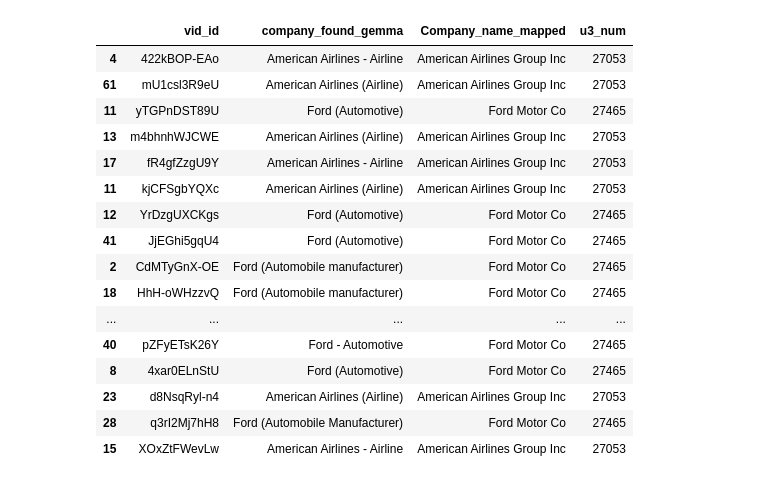
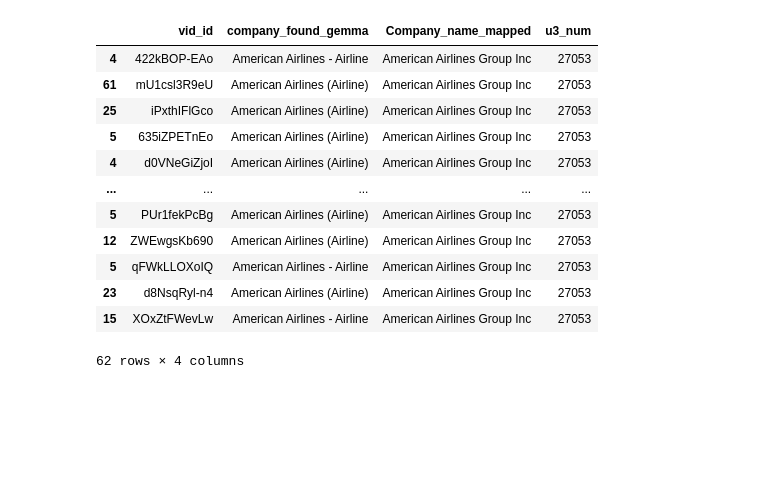
Before and after one commit to jh-139/NER_ollama, a Jupyter notebook: eda_NER_results.ipynb, the cells around one changed output. Cells and saved outputs as stored; diff of their text form; code cells hidden in the pictures; blank space fills up the shorter version.

```diff
--- a/eda_NER_results.ipynb
+++ b/eda_NER_results.ipynb
@@ -104,26 +123,23 @@ Media & Entertainment Holdings Inc 12
 # %%
 # how many belonging to the 5 focal firms?
 
 u3_ids = ['31689','27053', '27465', '34793', '204165']
 #u3_ids = ['28390']
+u3_ids = ['27053']
 #names = ['SVB', 'AA', 'Ford', 'NYCB', 'Wework']
 
 df_1.loc[df_1['u3_num'].isin(u3_ids)]
 # %% [output]
 |  | vid_id | company_found_gemma | Company_name_mapped | u3_num |
 | 4 | 422kBOP-EAo | American Airlines - Airline | American Airlines Group Inc | 27053 |
 | 61 | mU1csl3R9eU | American Airlines (Airline) | American Airlines Group Inc | 27053 |
-| 11 | yTGPnDST89U | Ford (Automotive) | Ford Motor Co | 27465 |
-| 13 | m4bhnhWJCWE | American Airlines (Airline) | American Airlines Group Inc | 27053 |
-| 17 | fR4gfZzgU9Y | American Airlines - Airline | American Airlines Group Inc | 27053 |
-| 11 | kjCFSgbYQXc | American Airlines (Airline) | American Airlines Group Inc | 27053 |
-| 12 | YrDzgUXCKgs | Ford (Automotive) | Ford Motor Co | 27465 |
-| 41 | JjEGhi5gqU4 | Ford (Automotive) | Ford Motor Co | 27465 |
-| 2 | CdMTyGnX-OE | Ford (Automobile manufacturer) | Ford Motor Co | 27465 |
-| 18 | HhH-oWHzzvQ | Ford (Automobile manufacturer) | Ford Motor Co | 27465 |
+| 25 | iPxthIFlGco | American Airlines (Airline) | American Airlines Group Inc | 27053 |
+| 5 | 635iZPETnEo | American Airlines (Airline) | American Airlines Group Inc | 27053 |
+| 4 | d0VNeGiZjoI | American Airlines (Airline) | American Airlines Group Inc | 27053 |
 | ... | ... | ... | ... | ... |
-| 40 | pZFyETsK26Y | Ford - Automotive | Ford Motor Co | 27465 |
-| 8 | 4xar0ELnStU | Ford (Automotive) | Ford Motor Co | 27465 |
+| 5 | PUr1fekPcBg | American Airlines (Airline) | American Airlines Group Inc | 27053 |
+| 12 | ZWEwgsKb690 | American Airlines (Airline) | American Airlines Group Inc | 27053 |
+| 5 | qFWkLLOXoIQ | American Airlines - Airline | American Airlines Group Inc | 27053 |
 | 23 | d8NsqRyl-n4 | American Airlines (Airline) | American Airlines Group Inc | 27053 |
-| 28 | q3rI2Mj7hH8 | Ford (Automobile Manufacturer) | Ford Motor Co | 27465 |
 | 15 | XOxZtFWevLw | American Airlines - Airline | American Airlines Group Inc | 27053 |
+62 rows × 4 columns
```
Also changed, not shown: parts of 13 cells of this notebook.
